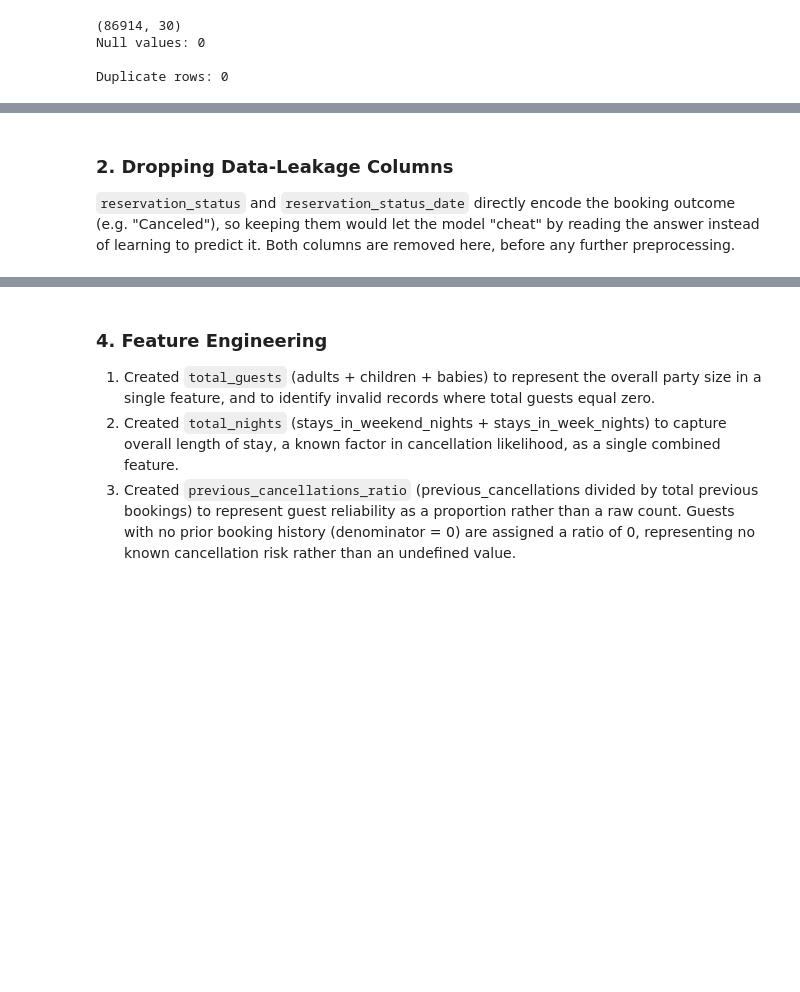
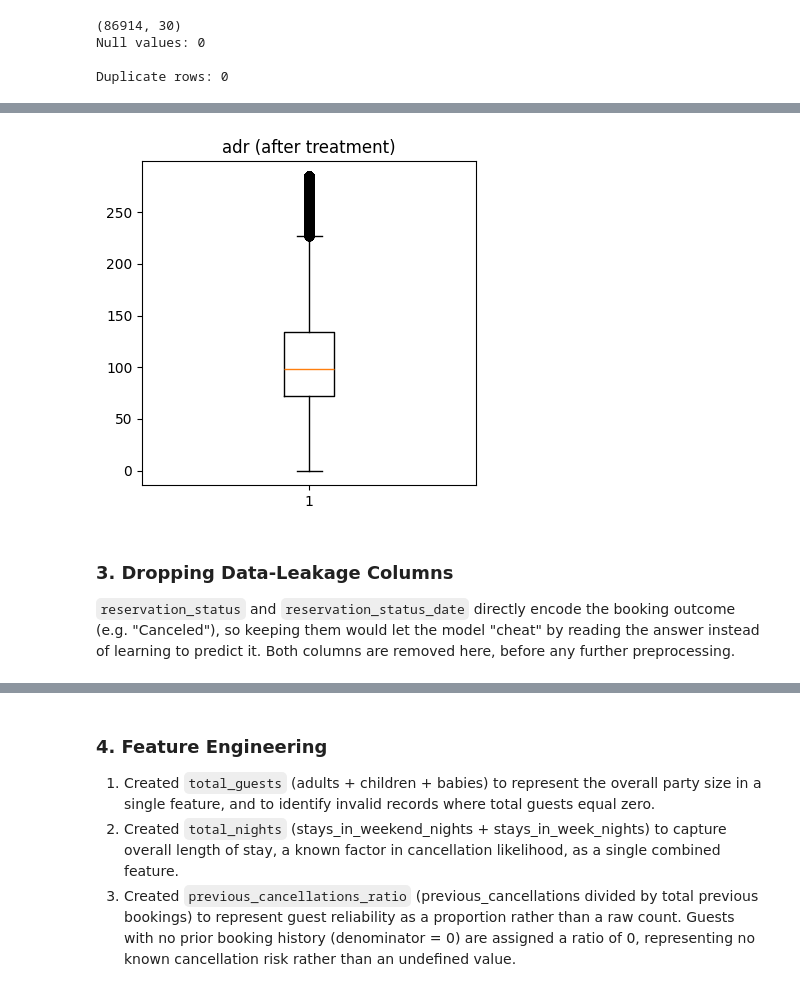
Before and after one commit to HarisAmmar117/BookPulse, a Jupyter notebook: notebooks/data_preprocessing.ipynb, the cells around one changed output, grey strips where cells are left out. Saved outputs shown, nothing was run; the diff lists cells and outputs as text; code cells hidden in the pictures; blank space fills up the shorter version.

Commit message:
added correlation heat map and outliners handling

```diff
--- a/notebooks/data_preprocessing.ipynb
+++ b/notebooks/data_preprocessing.ipynb
@@ -145,5 +203,14 @@ Duplicate rows: 0
+# %%
+#after correcting adr outliners
+plt.figure(figsize=(4, 4))
+plt.boxplot(df['adr'])
+plt.title('adr (after treatment)')
+plt.tight_layout()
+plt.show()
+# %% [output]
+[figure, added]
 # %% [markdown]
-### 2. Dropping Data-Leakage Columns
+### 3. Dropping Data-Leakage Columns
 
 `reservation_status` and `reservation_status_date` directly encode the
 booking outcome (e.g. "Canceled"), so keeping them would let the model
```
Also changed, not shown: parts of 20 cells of this notebook, 6 other files.
